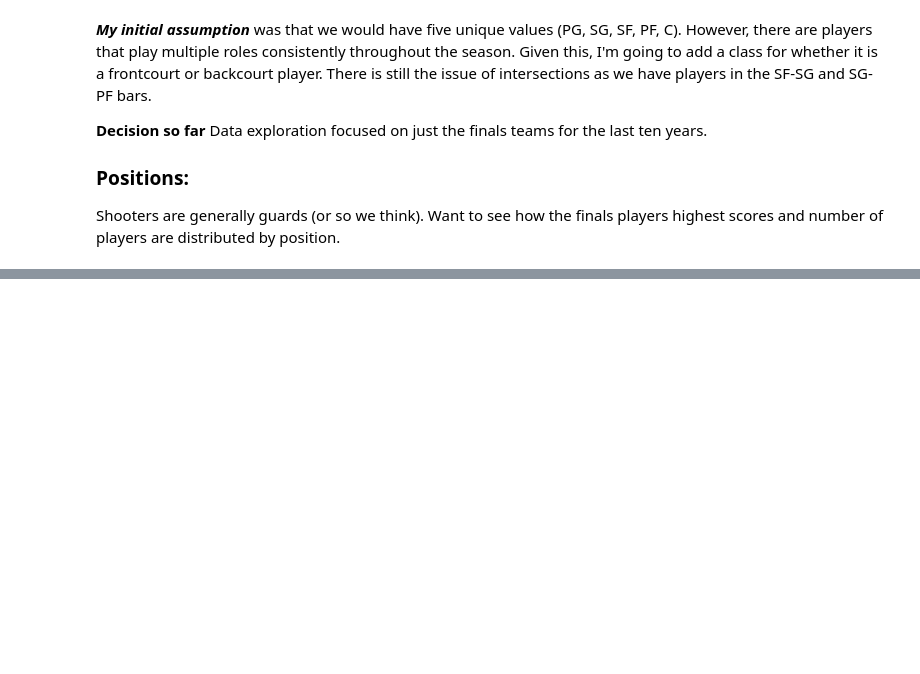
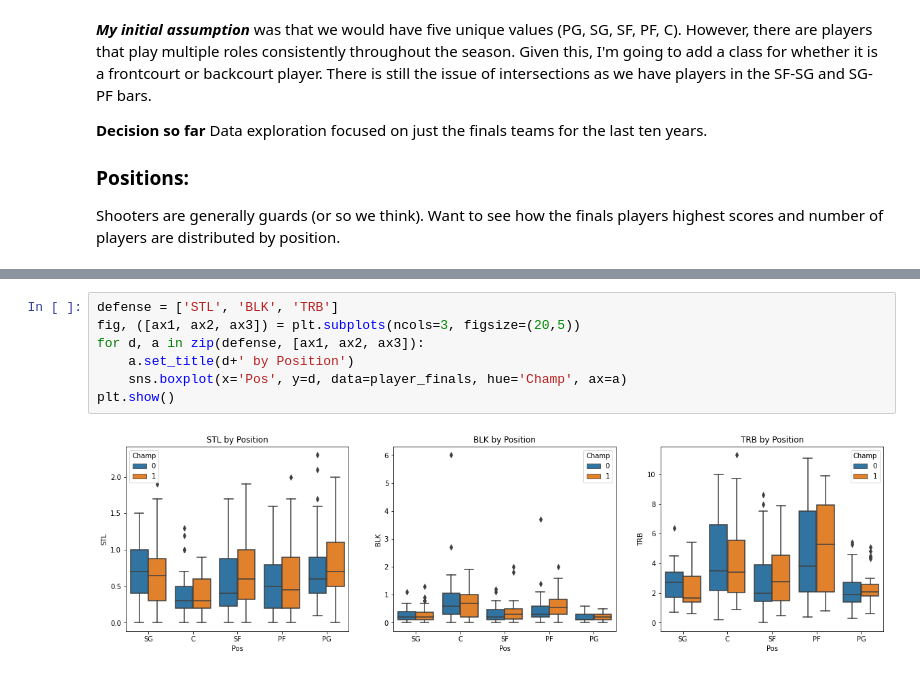
Before and after one commit to siawayforward/offense_wins_championships, a Jupyter notebook: EDA_finals.ipynb, the cells around one changed output, grey strips where cells are left out. Saved outputs shown, nothing was run; the diff lists cells and outputs as text; blank space fills up the shorter version.

```diff
--- a/EDA_finals.ipynb
+++ b/EDA_finals.ipynb
@@ -87,0 +108,9 @@ Shooters are generally guards (or so we think). Want to see how the finals playe
+# %%
+defense = ['STL', 'BLK', 'TRB']
+fig, ([ax1, ax2, ax3]) = plt.subplots(ncols=3, figsize=(20,5))
+for d, a in zip(defense, [ax1, ax2, ax3]):
+    a.set_title(d+' by Position')
+    sns.boxplot(x='Pos', y=d, data=player_finals, hue='Champ', ax=a)
+plt.show()
+# %% [output]
+[figure, added]
```
Also changed, not shown: parts of 6 cells of this notebook.
